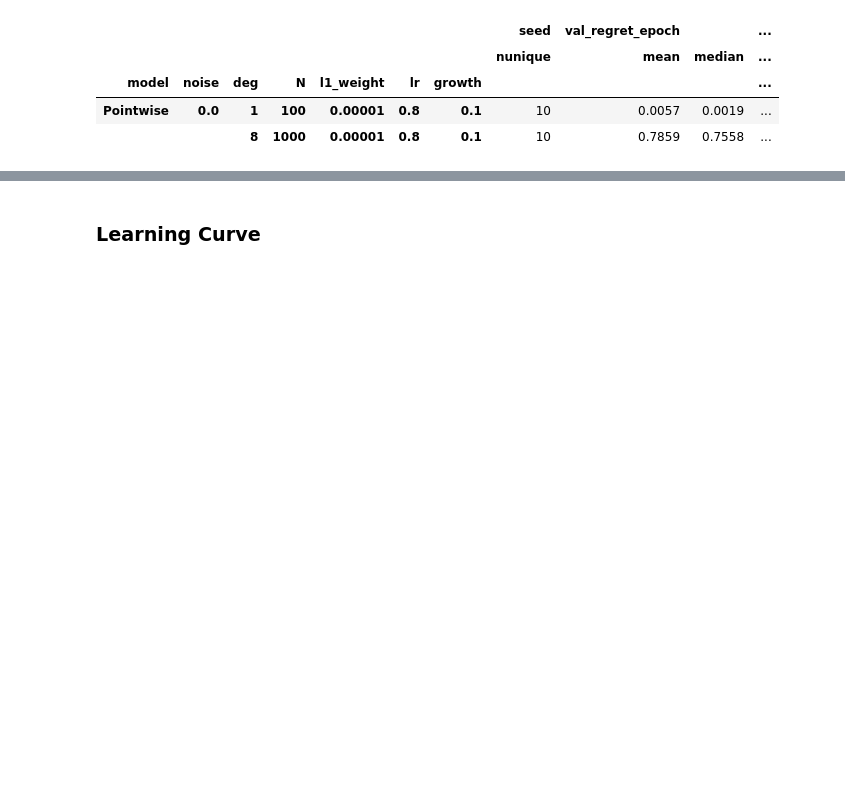
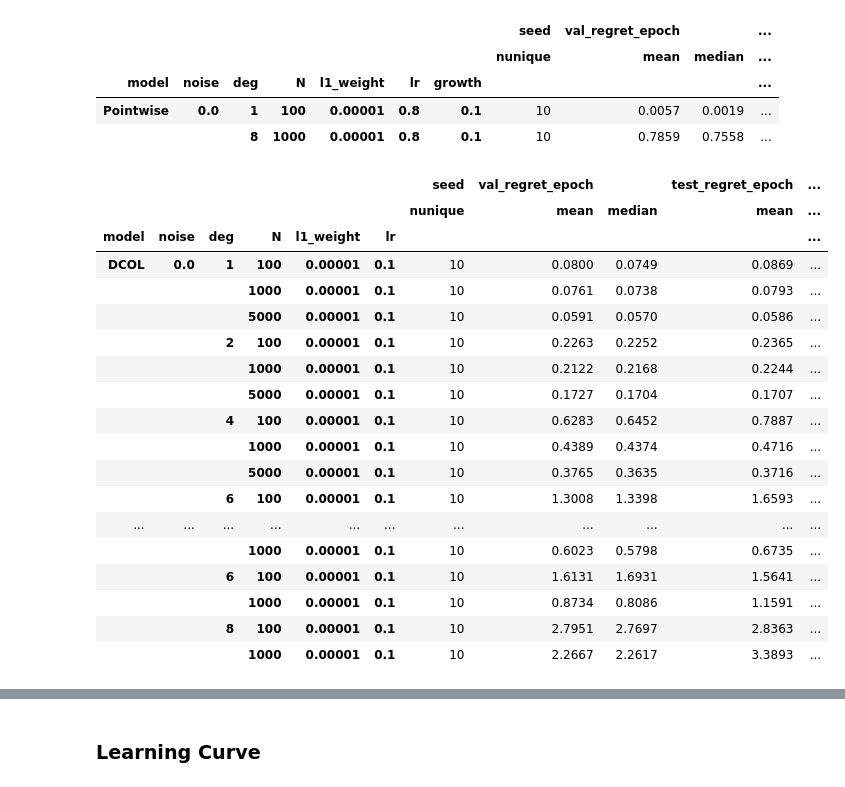
Before and after one commit to PredOpt/predopt-benchmarks, a Jupyter notebook: SPOSP/ResultIn Tabular.ipynb, the cells around one changed output, grey strips where cells are left out. Cells and saved outputs as stored; diff of their text form; code cells hidden in the pictures; blank space fills up the shorter version.

```diff
--- a/SPOSP/ResultIn Tabular.ipynb
+++ b/SPOSP/ResultIn Tabular.ipynb
@@ -355,0 +372,27 @@ pointwise_rslt.groupby(['model','noise','deg','N','l1_weight','lr','growth'],dro
+# %%
+dcol_rslt = pd.read_csv("Rslt/Normed_DCOL_rslt.csv")
+dcol_rslt.groupby(['model','noise','deg','N','l1_weight','lr'],dropna=False).agg({
+    'seed': 'nunique',
+    'val_regret_epoch':['mean','median'],
+    "test_regret_epoch":['mean','std','count'],
+    "test_mse_epoch":['mean','std','count'],}).round(4)
+# %% [output]
+|  |  |  |  |  |  | seed | val_regret_epoch |  | test_regret_epoch | ... |
+|  |  |  |  |  |  | nunique | mean | median | mean | ... |
+| model | noise | deg | N | l1_weight | lr |  |  |  |  | ... |
+| DCOL | 0.0 | 1 | 100 | 0.00001 | 0.1 | 10 | 0.0800 | 0.0749 | 0.0869 | ... |
+|  |  |  | 1000 | 0.00001 | 0.1 | 10 | 0.0761 | 0.0738 | 0.0793 | ... |
+|  |  |  | 5000 | 0.00001 | 0.1 | 10 | 0.0591 | 0.0570 | 0.0586 | ... |
+|  |  | 2 | 100 | 0.00001 | 0.1 | 10 | 0.2263 | 0.2252 | 0.2365 | ... |
+|  |  |  | 1000 | 0.00001 | 0.1 | 10 | 0.2122 | 0.2168 | 0.2244 | ... |
+|  |  |  | 5000 | 0.00001 | 0.1 | 10 | 0.1727 | 0.1704 | 0.1707 | ... |
+|  |  | 4 | 100 | 0.00001 | 0.1 | 10 | 0.6283 | 0.6452 | 0.7887 | ... |
+|  |  |  | 1000 | 0.00001 | 0.1 | 10 | 0.4389 | 0.4374 | 0.4716 | ... |
+|  |  |  | 5000 | 0.00001 | 0.1 | 10 | 0.3765 | 0.3635 | 0.3716 | ... |
+|  |  | 6 | 100 | 0.00001 | 0.1 | 10 | 1.3008 | 1.3398 | 1.6593 | ... |
+| ... | ... | ... | ... | ... | ... | ... | ... | ... | ... | ... |
+|  |  |  | 1000 | 0.00001 | 0.1 | 10 | 0.6023 | 0.5798 | 0.6735 | ... |
+|  |  | 6 | 100 | 0.00001 | 0.1 | 10 | 1.6131 | 1.6931 | 1.5641 | ... |
+|  |  |  | 1000 | 0.00001 | 0.1 | 10 | 0.8734 | 0.8086 | 1.1591 | ... |
+|  |  | 8 | 100 | 0.00001 | 0.1 | 10 | 2.7951 | 2.7697 | 2.8363 | ... |
+|  |  |  | 1000 | 0.00001 | 0.1 | 10 | 2.2667 | 2.2617 | 3.3893 | ... |
```
Also changed, not shown: parts of 6 cells of this notebook, 1 other file.
